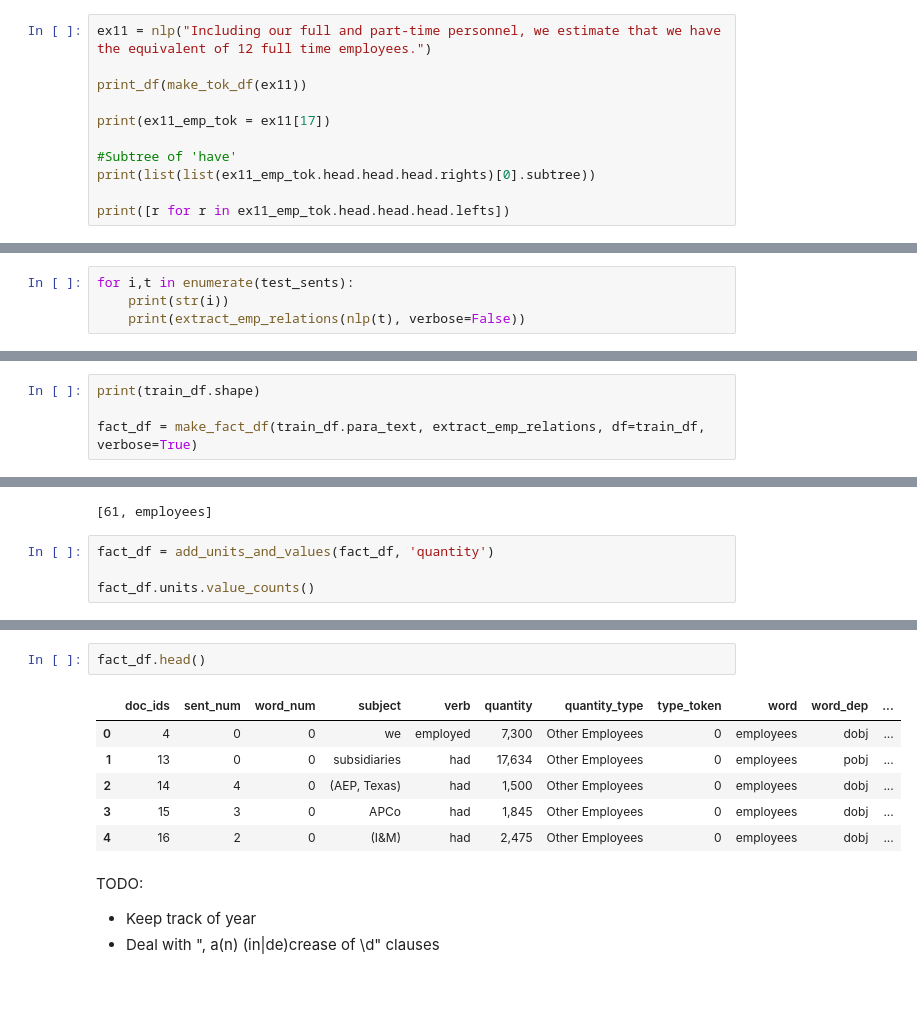
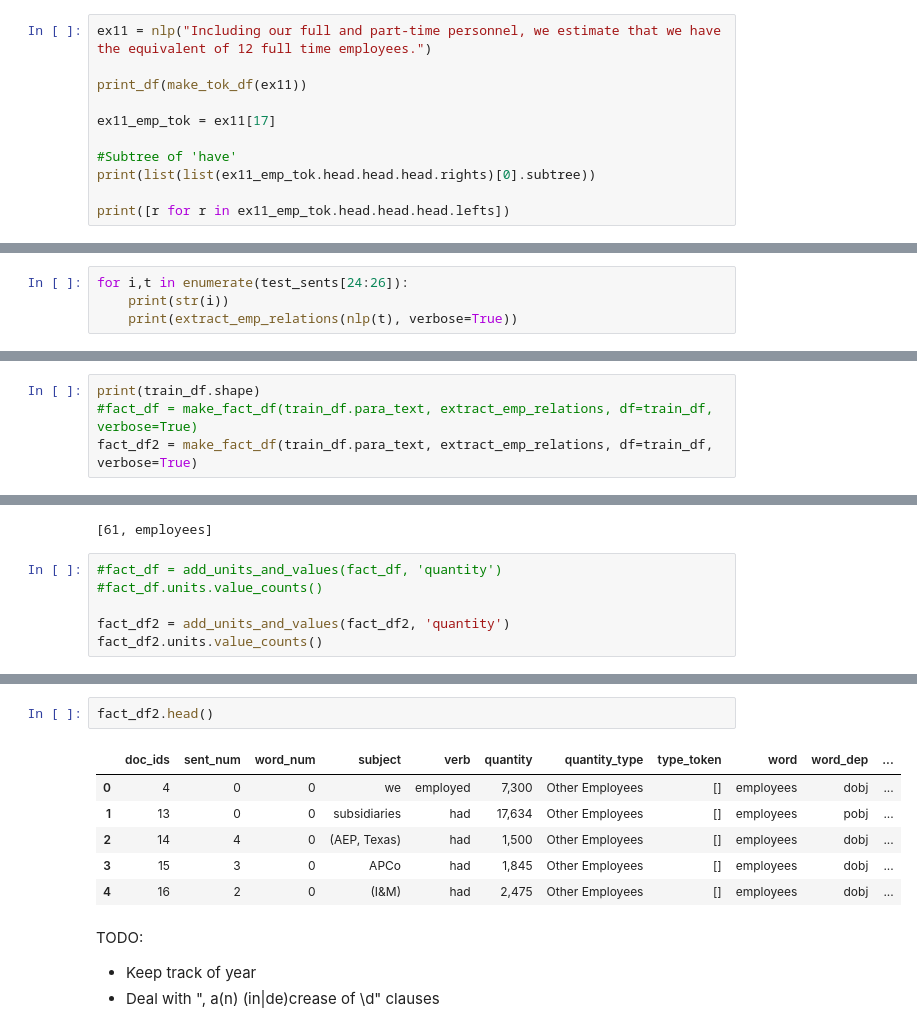
Before and after one commit to JarrodAJ/sec_employee_information_extraction, a Jupyter notebook: 4_Define_SpaCy_NER.ipynb, the cells around one changed output, grey strips where cells are left out. Saved outputs shown, nothing was run; the diff lists cells and outputs as text; blank space fills up the shorter version.

```diff
--- a/4_Define_SpaCy_NER.ipynb
+++ b/4_Define_SpaCy_NER.ipynb
@@ -3022,7 +3173,7 @@ ex11 = nlp("Including our full and part-time personnel, we estimate that we have
 
 print_df(make_tok_df(ex11))
 
-print(ex11_emp_tok = ex11[17])
+ex11_emp_tok = ex11[17]
 
 #Subtree of 'have'
 print(list(list(ex11_emp_tok.head.head.head.rights)[0].subtree))
@@ -3246,8 +3410,8 @@ Sentence is :The number of regular employees was 71.1 thousand, 73.5 thousand, a
 Token, dep_, index :employees pobj 4
 POS, tag, lemma :NOUN NNS employee
 # %%
-for i,t in enumerate(test_sents):
+for i,t in enumerate(test_sents[24:26]):
     print(str(i))
-    print(extract_emp_relations(nlp(t), verbose=False))
+    print(extract_emp_relations(nlp(t), verbose=True))
 # %% [output]
 0
@@ -3737,7 +3941,7 @@ Train fact df
 # %%
 print(train_df.shape)
-
-fact_df = make_fact_df(train_df.para_text, extract_emp_relations, df=train_df, verbose=True)
+#fact_df = make_fact_df(train_df.para_text, extract_emp_relations, df=train_df, verbose=True)
+fact_df2 = make_fact_df(train_df.para_text, extract_emp_relations, df=train_df, verbose=True)
 # %% [output]
 (7700, 9)
 ========================================
@@ -3764,7 +3968,9 @@ list(err_doc[2].conjuncts)
 # %% [output]
 [61, employees]
 # %%
-fact_df = add_units_and_values(fact_df, 'quantity')
+#fact_df = add_units_and_values(fact_df, 'quantity')
+#fact_df.units.value_counts()
 
-fact_df.units.value_counts()
+fact_df2 = add_units_and_values(fact_df2, 'quantity')
+fact_df2.units.value_counts()
 # %% [output]
@@ -3796,12 +4002,12 @@ memory usage: 285.0+ KB
 # %%
-fact_df.head()
+fact_df2.head()
 # %% [output]
 |  | doc_ids | sent_num | word_num | subject | verb | quantity | quantity_type | type_token | word | word_dep | ... |
-| 0 | 4 | 0 | 0 | we | employed | 7,300 | Other Employees | 0 | employees | dobj | ... |
-| 1 | 13 | 0 | 0 | subsidiaries | had | 17,634 | Other Employees | 0 | employees | pobj | ... |
-| 2 | 14 | 4 | 0 | (AEP, Texas) | had | 1,500 | Other Employees | 0 | employees | dobj | ... |
-| 3 | 15 | 3 | 0 | APCo | had | 1,845 | Other Employees | 0 | employees | dobj | ... |
-| 4 | 16 | 2 | 0 | (I&M) | had | 2,475 | Other Employees | 0 | employees | dobj | ... |
+| 0 | 4 | 0 | 0 | we | employed | 7,300 | Other Employees | [] | employees | dobj | ... |
+| 1 | 13 | 0 | 0 | subsidiaries | had | 17,634 | Other Employees | [] | employees | pobj | ... |
+| 2 | 14 | 4 | 0 | (AEP, Texas) | had | 1,500 | Other Employees | [] | employees | dobj | ... |
+| 3 | 15 | 3 | 0 | APCo | had | 1,845 | Other Employees | [] | employees | dobj | ... |
+| 4 | 16 | 2 | 0 | (I&M) | had | 2,475 | Other Employees | [] | employees | dobj | ... |
 # %% [markdown]
 TODO:
 - Keep track of year
```
Also changed, not shown: parts of 70 cells of this notebook.
